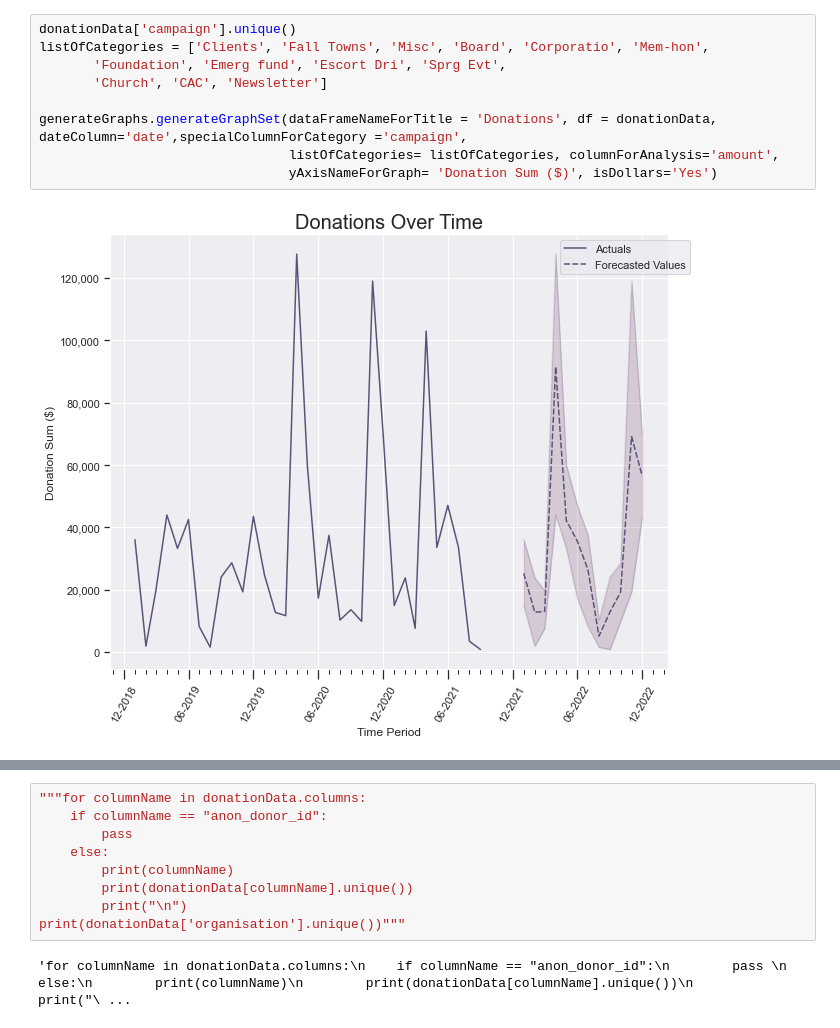
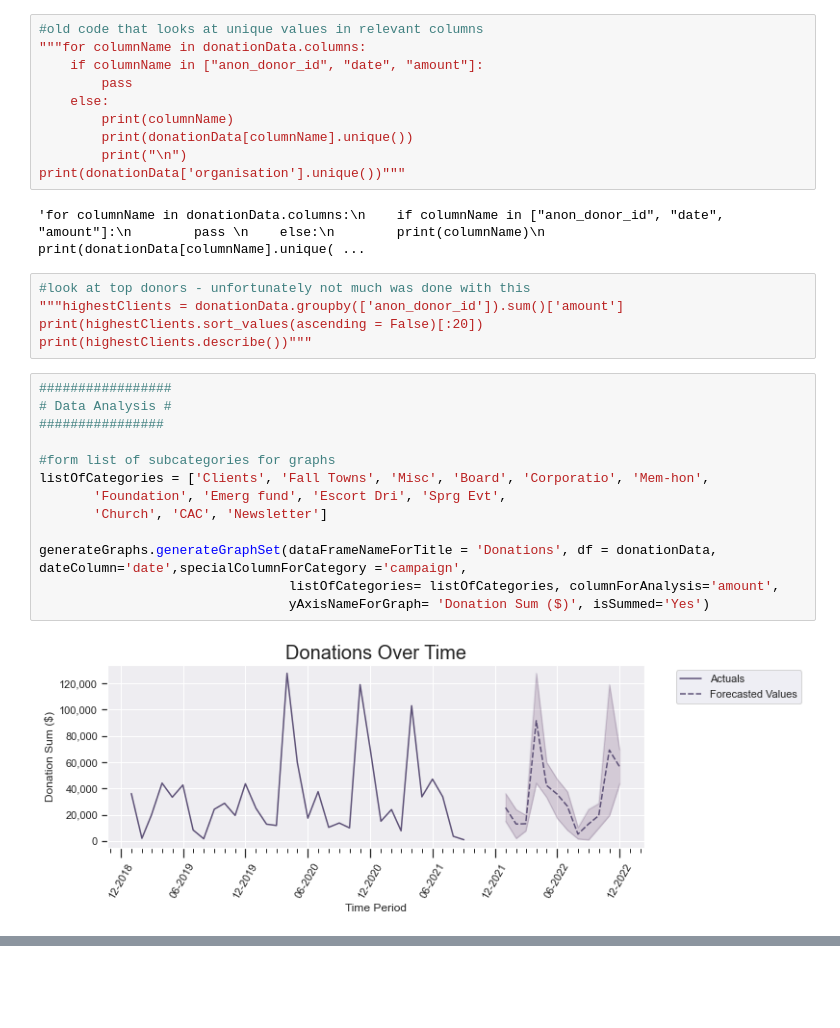
Before and after one commit to cacalc/2022_datathon, a Jupyter notebook: analyses/team3/donations_anonymized.ipynb, the cells around one changed output, grey strips where cells are left out. Saved outputs shown, nothing was run; the diff lists cells and outputs as text; blank space fills up the shorter version.

```diff
--- a/analyses/team3/donations_anonymized.ipynb
+++ b/analyses/team3/donations_anonymized.ipynb
@@ -45,11 +52,32 @@ donationData.groupby(['campaign']).sum().sort_values(['amount'], ascending=False
+# %%
+#old code that looks at unique values in relevant columns
+"""for columnName in donationData.columns:
+    if columnName in ["anon_donor_id", "date", "amount"]:
+        pass
+    else:
+        print(columnName)
+        print(donationData[columnName].unique())
+        print("\n")
+print(donationData['organisation'].unique())"""
+# %% [output]
+'for columnName in donationData.columns:\n    if columnName in ["anon_donor_id", "date", "amount"]:\n        pass \n    else:\n        print(columnName)\n        print(donationData[columnName].unique( ...
+# %%
+#look at top donors - unfortunately not much was done with this
+"""highestClients = donationData.groupby(['anon_donor_id']).sum()['amount']
+print(highestClients.sort_values(ascending = False)[:20])
+print(highestClients.describe())"""
 # %%
-donationData['campaign'].unique()
+#################
+# Data Analysis #
+################
+
+#form list of subcategories for graphs
 listOfCategories = ['Clients', 'Fall Towns', 'Misc', 'Board', 'Corporatio', 'Mem-hon',
        'Foundation', 'Emerg fund', 'Escort Dri', 'Sprg Evt',
        'Church', 'CAC', 'Newsletter']
 
 generateGraphs.generateGraphSet(dataFrameNameForTitle = 'Donations', df = donationData, dateColumn='date',specialColumnForCategory ='campaign',
                                 listOfCategories= listOfCategories, columnForAnalysis='amount',
-                                yAxisNameForGraph= 'Donation Sum ($)', isDollars='Yes')
+                                yAxisNameForGraph= 'Donation Sum ($)', isSummed='Yes')
 # %% [output]
-[figure, old version]
+[figure, new version]
@@ -69,11 +96,0 @@ generateGraphs.generateGraphSet(dataFrameNameForTitle = 'Donations', df = donati
-# %%
-"""for columnName in donationData.columns:
-    if columnName == "anon_donor_id":
-        pass
-    else:
-        print(columnName)
-        print(donationData[columnName].unique())
-        print("\n")
-print(donationData['organisation'].unique())"""
-# %% [output]
-'for columnName in donationData.columns:\n    if columnName == "anon_donor_id":\n        pass \n    else:\n        print(columnName)\n        print(donationData[columnName].unique())\n        print("\ ...
```
Also changed, not shown: parts of 13 cells of this notebook, 3 other files.
